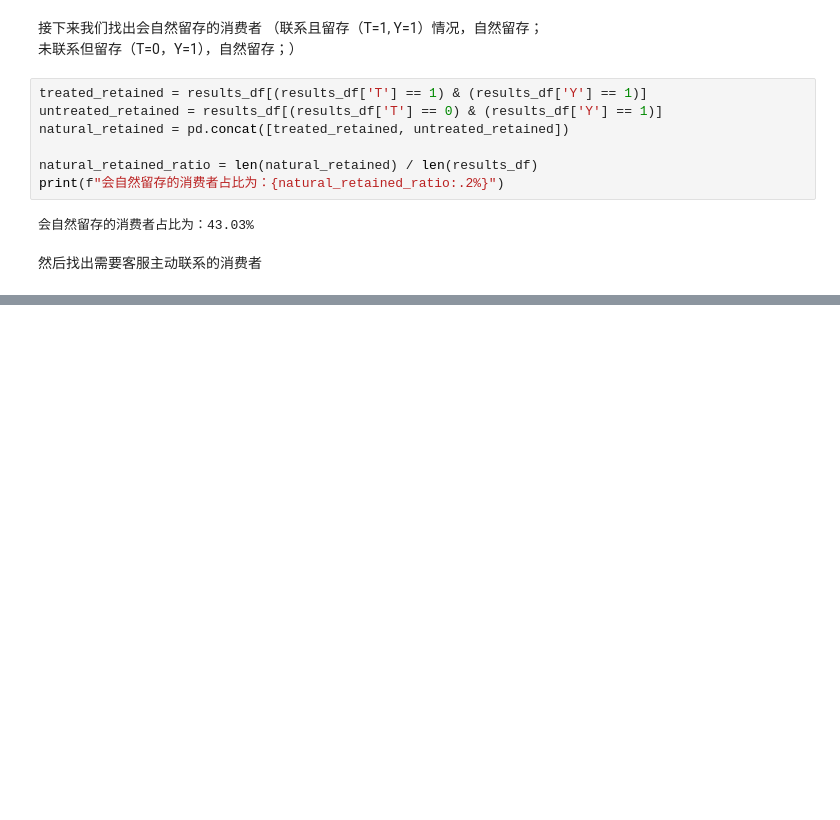
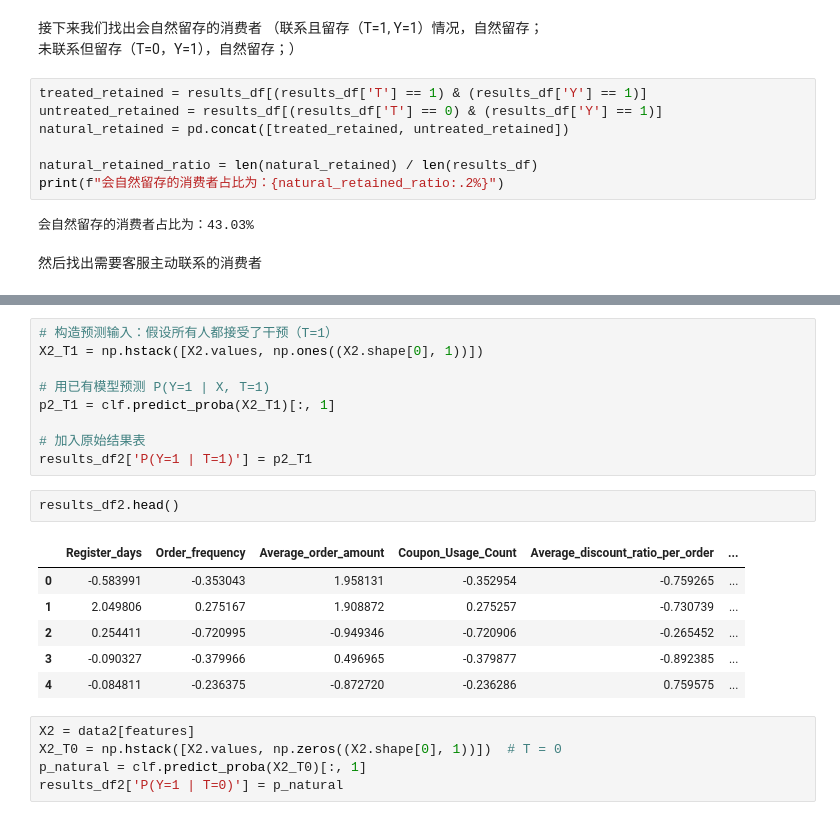
Before and after one commit to Nimoonest/-, a Jupyter notebook: 留存分析.ipynb, the cells around one changed output, grey strips where cells are left out. Saved outputs shown, nothing was run; the diff lists cells and outputs as text; blank space fills up the shorter version.

```diff
--- a/留存分析.ipynb
+++ b/留存分析.ipynb
@@ -260,0 +307,23 @@ plt.show()
+# %%
+# 构造预测输入：假设所有人都接受了干预（T=1）
+X2_T1 = np.hstack([X2.values, np.ones((X2.shape[0], 1))])
+
+# 用已有模型预测 P(Y=1 | X, T=1)
+p2_T1 = clf.predict_proba(X2_T1)[:, 1]
+
+# 加入原始结果表
+results_df2['P(Y=1 | T=1)'] = p2_T1
+# %%
+results_df2.head()
+# %% [output]
+|  | Register_days | Order_frequency | Average_order_amount | Coupon_Usage_Count | Average_discount_ratio_per_order | ... |
+| 0 | -0.583991 | -0.353043 | 1.958131 | -0.352954 | -0.759265 | ... |
+| 1 | 2.049806 | 0.275167 | 1.908872 | 0.275257 | -0.730739 | ... |
+| 2 | 0.254411 | -0.720995 | -0.949346 | -0.720906 | -0.265452 | ... |
+| 3 | -0.090327 | -0.379966 | 0.496965 | -0.379877 | -0.892385 | ... |
+| 4 | -0.084811 | -0.236375 | -0.872720 | -0.236286 | 0.759575 | ... |
+# %%
+X2 = data2[features]
+X2_T0 = np.hstack([X2.values, np.zeros((X2.shape[0], 1))])  # T = 0
+p_natural = clf.predict_proba(X2_T0)[:, 1]
+results_df2['P(Y=1 | T=0)'] = p_natural
```
Also changed, not shown: parts of 29 cells of this notebook, 1 other file.
